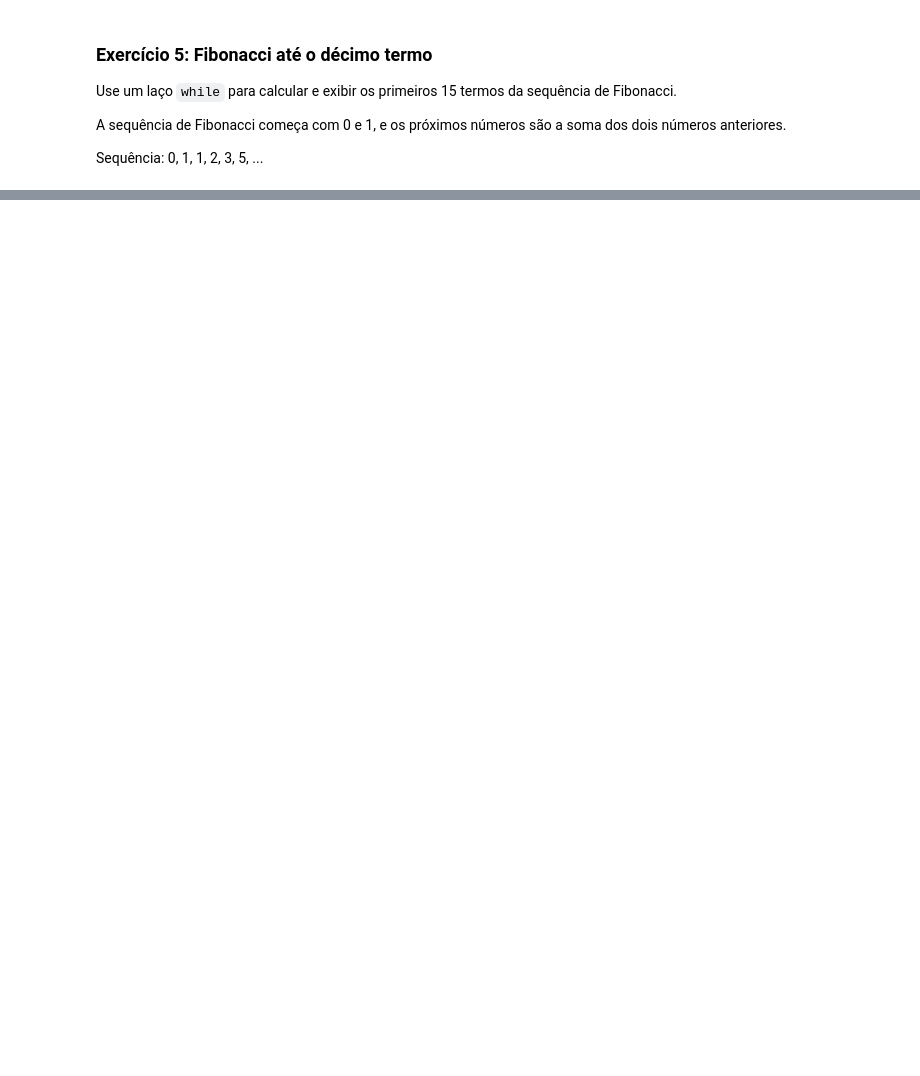
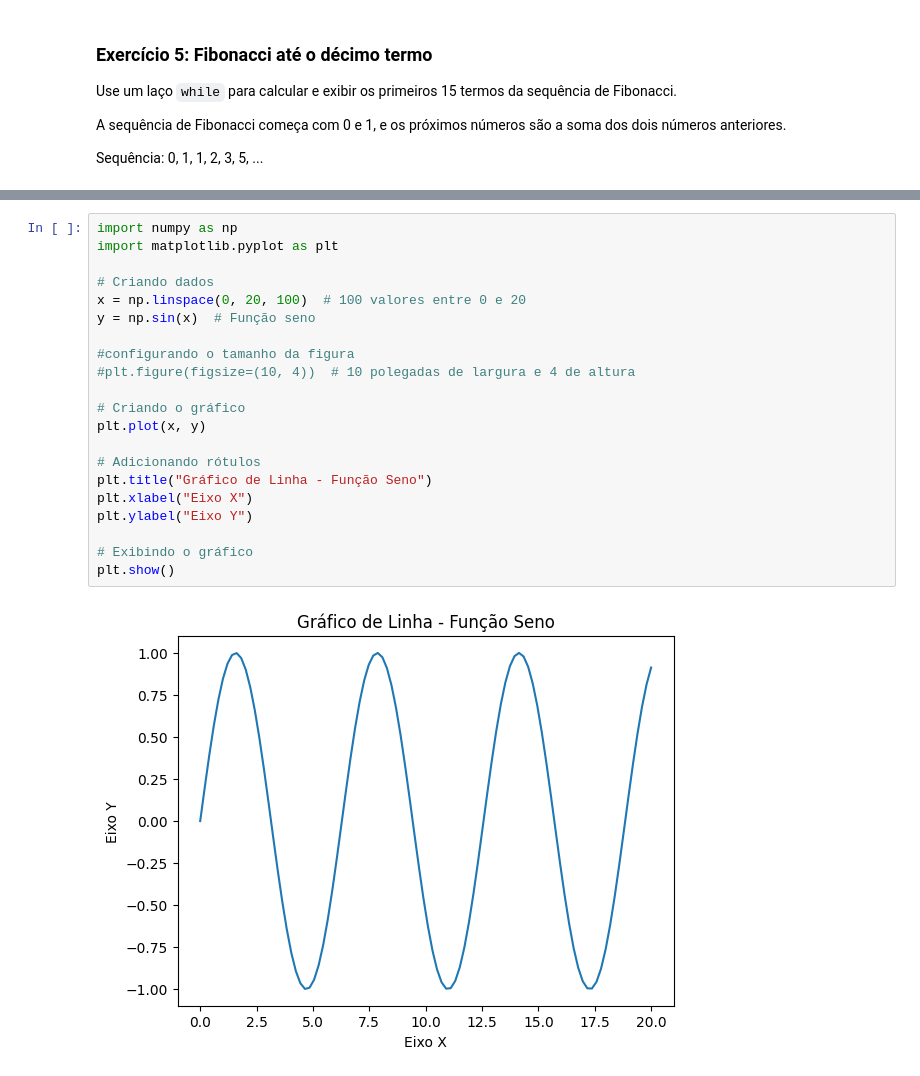
Before and after one commit to py241012463/CEE2, a Jupyter notebook: aulas.ipynb, the cells around one changed output, grey strips where cells are left out. Cells and saved outputs as stored; diff of their text form; blank space fills up the shorter version.

Commit message:
Exercício_1_Graficos_Matplotlib

```diff
--- a/aulas.ipynb
+++ b/aulas.ipynb
@@ -1265,0 +3954,23 @@ while i<10:
+# %%
+import numpy as np
+import matplotlib.pyplot as plt
+
+# Criando dados
+x = np.linspace(0, 20, 100)  # 100 valores entre 0 e 20
+y = np.sin(x)  # Função seno
+
+#configurando o tamanho da figura
+#plt.figure(figsize=(10, 4))  # 10 polegadas de largura e 4 de altura
+
+# Criando o gráfico
+plt.plot(x, y)
+
+# Adicionando rótulos
+plt.title("Gráfico de Linha - Função Seno")
+plt.xlabel("Eixo X")
+plt.ylabel("Eixo Y")
+
+# Exibindo o gráfico
+plt.show()
+# %% [output]
+[figure, added]
```
Also changed, not shown: parts of 429 cells of this notebook.
